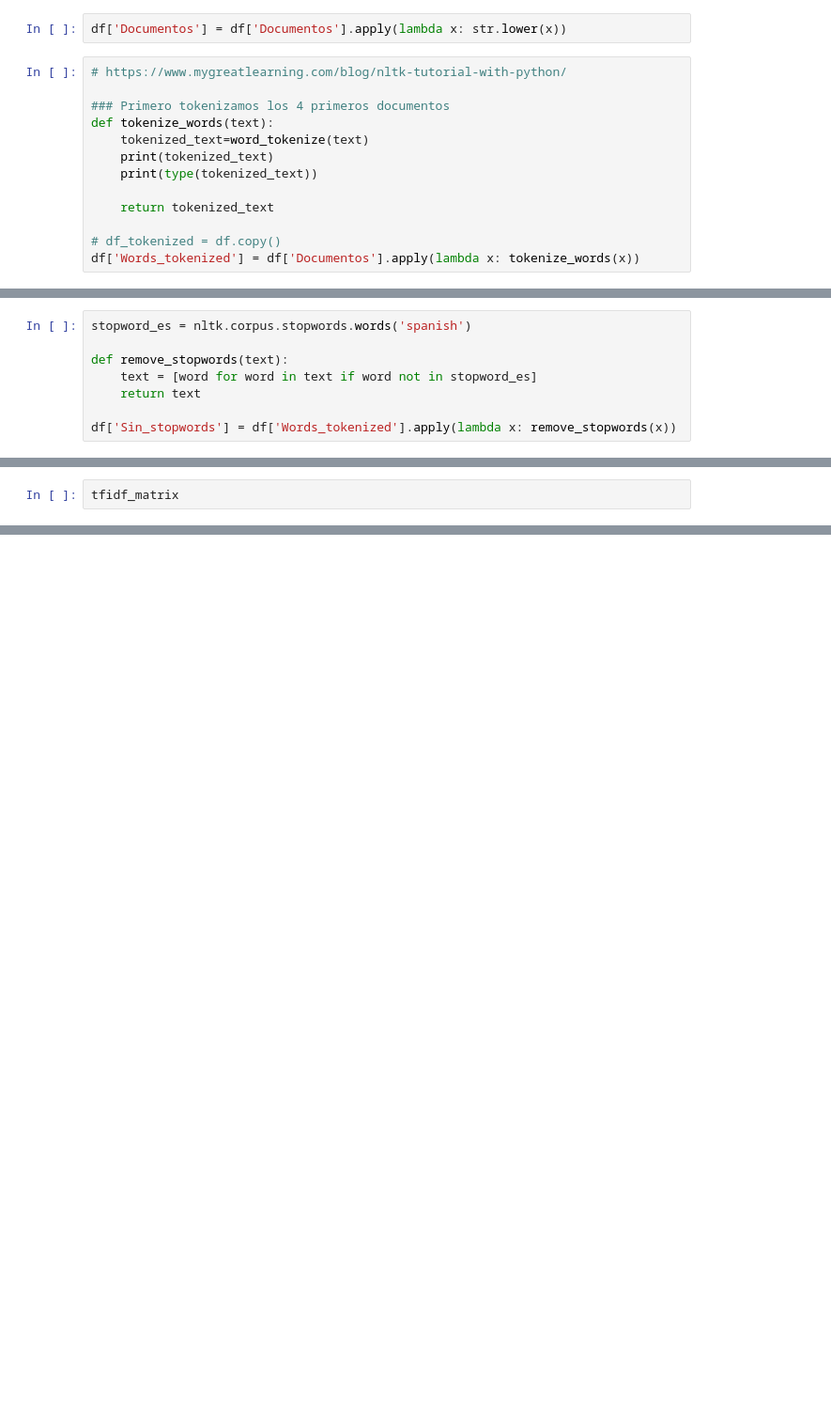
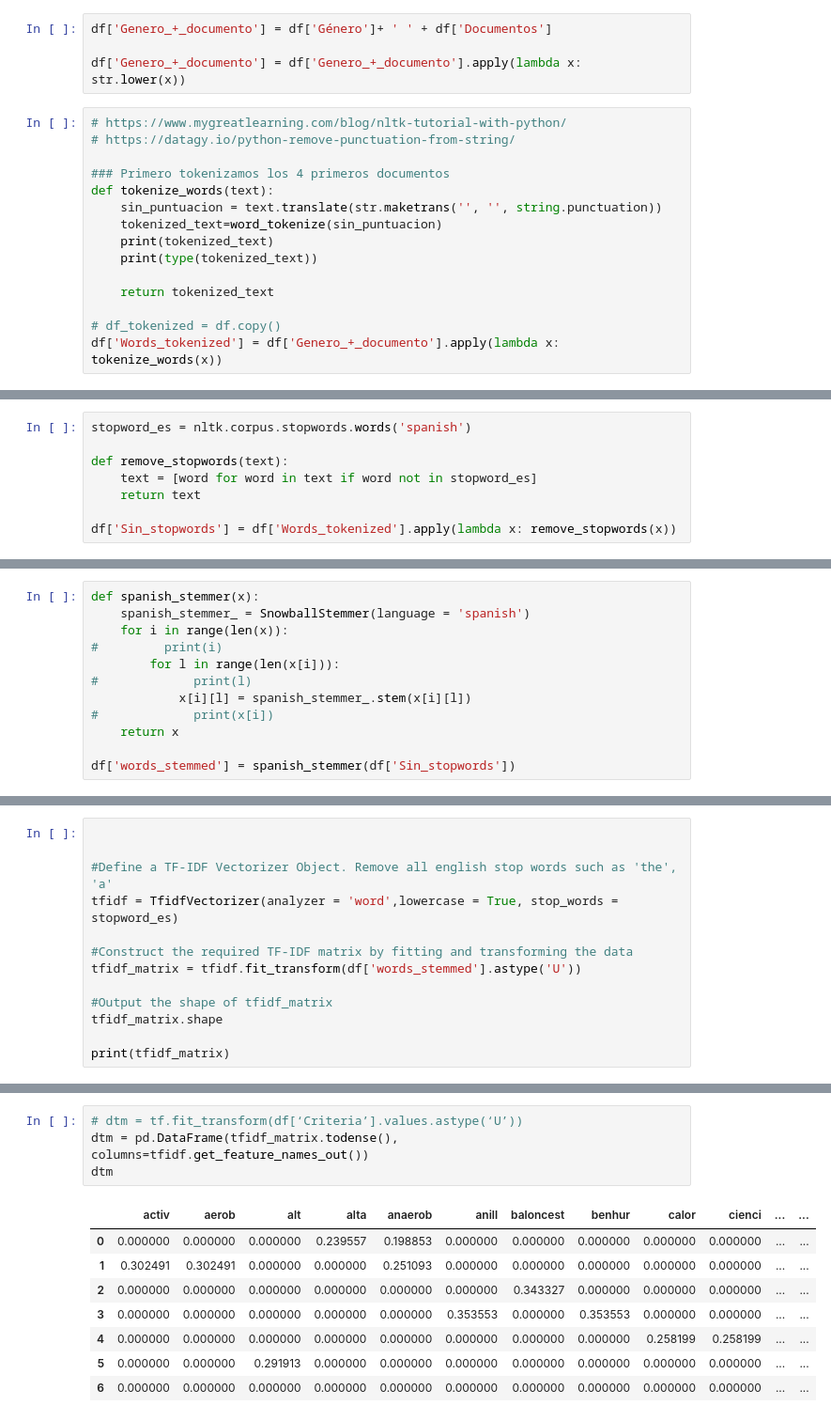
Before and after one commit to JulioPerez-ML/Documents_Recommendation_System_based_on_content_and_KNN, a Jupyter notebook: Practica2_SistemasRecomendadores.ipynb, the cells around one changed output, grey strips where cells are left out. Shown: that part at 94% size. Cells and saved outputs as stored; diff of their text form; blank space fills up the shorter version.

```diff
--- a/Practica2_SistemasRecomendadores.ipynb
+++ b/Practica2_SistemasRecomendadores.ipynb
@@ -64,16 +81,20 @@ Se han realizado varios estudios reflejando la importancia del ejericio como med
 # %%
-df['Documentos'] = df['Documentos'].apply(lambda x: str.lower(x))
+df['Genero_+_documento'] = df['Género']+ ' ' + df['Documentos']
+
+df['Genero_+_documento'] = df['Genero_+_documento'].apply(lambda x: str.lower(x))
 # %%
 # https://www.mygreatlearning.com/blog/nltk-tutorial-with-python/
+# https://datagy.io/python-remove-punctuation-from-string/
 
 ### Primero tokenizamos los 4 primeros documentos
 def tokenize_words(text):
-    tokenized_text=word_tokenize(text)
+    sin_puntuacion = text.translate(str.maketrans('', '', string.punctuation))
+    tokenized_text=word_tokenize(sin_puntuacion)
     print(tokenized_text)
     print(type(tokenized_text))
 
     return tokenized_text
 
 # df_tokenized = df.copy()
-df['Words_tokenized'] = df['Documentos'].apply(lambda x: tokenize_words(x))
+df['Words_tokenized'] = df['Genero_+_documento'].apply(lambda x: tokenize_words(x))
 # %% [output]
@@ -128,0 +132,12 @@ df.head()
+# %%
+def spanish_stemmer(x):
+    spanish_stemmer_ = SnowballStemmer(language = 'spanish')
+    for i in range(len(x)):
+#         print(i)
+        for l in range(len(x[i])):
+#             print(l)
+            x[i][l] = spanish_stemmer_.stem(x[i][l])
+#             print(x[i])
+    return x
+
+df['words_stemmed'] = spanish_stemmer(df['Sin_stopwords'])
@@ -142,3 +164,14 @@ tfidf_matrix.shape
 # %%
-tfidf_matrix
+
+
+#Define a TF-IDF Vectorizer Object. Remove all english stop words such as 'the', 'a'
+tfidf = TfidfVectorizer(analyzer = 'word',lowercase = True, stop_words = stopword_es)
+
+#Construct the required TF-IDF matrix by fitting and transforming the data
+tfidf_matrix = tfidf.fit_transform(df['words_stemmed'].astype('U'))
+
+#Output the shape of tfidf_matrix
+tfidf_matrix.shape
+
+print(tfidf_matrix)
 # %% [output]
@@ -146,0 +195,13 @@ tfidf_matrix
+# %%
+# dtm = tf.fit_transform(df[‘Criteria’].values.astype(‘U’))
+dtm = pd.DataFrame(tfidf_matrix.todense(), columns=tfidf.get_feature_names_out())
+dtm
+# %% [output]
+|  | activ | aerob | alt | alta | anaerob | anill | baloncest | benhur | calor | cienci | ... | ... |
+| 0 | 0.000000 | 0.000000 | 0.000000 | 0.239557 | 0.198853 | 0.000000 | 0.000000 | 0.000000 | 0.000000 | 0.000000 | ... | ... |
+| 1 | 0.302491 | 0.302491 | 0.000000 | 0.000000 | 0.251093 | 0.000000 | 0.000000 | 0.000000 | 0.000000 | 0.000000 | ... | ... |
+| 2 | 0.000000 | 0.000000 | 0.000000 | 0.000000 | 0.000000 | 0.000000 | 0.343327 | 0.000000 | 0.000000 | 0.000000 | ... | ... |
+| 3 | 0.000000 | 0.000000 | 0.000000 | 0.000000 | 0.000000 | 0.353553 | 0.000000 | 0.353553 | 0.000000 | 0.000000 | ... | ... |
+| 4 | 0.000000 | 0.000000 | 0.000000 | 0.000000 | 0.000000 | 0.000000 | 0.000000 | 0.000000 | 0.258199 | 0.258199 | ... | ... |
+| 5 | 0.000000 | 0.000000 | 0.291913 | 0.000000 | 0.000000 | 0.000000 | 0.000000 | 0.000000 | 0.000000 | 0.000000 | ... | ... |
+| 6 | 0.000000 | 0.000000 | 0.000000 | 0.000000 | 0.000000 | 0.000000 | 0.000000 | 0.000000 | 0.000000 | 0.000000 | ... | ... |
```
Also changed, not shown: parts of 17 cells of this notebook, 1 other file.
